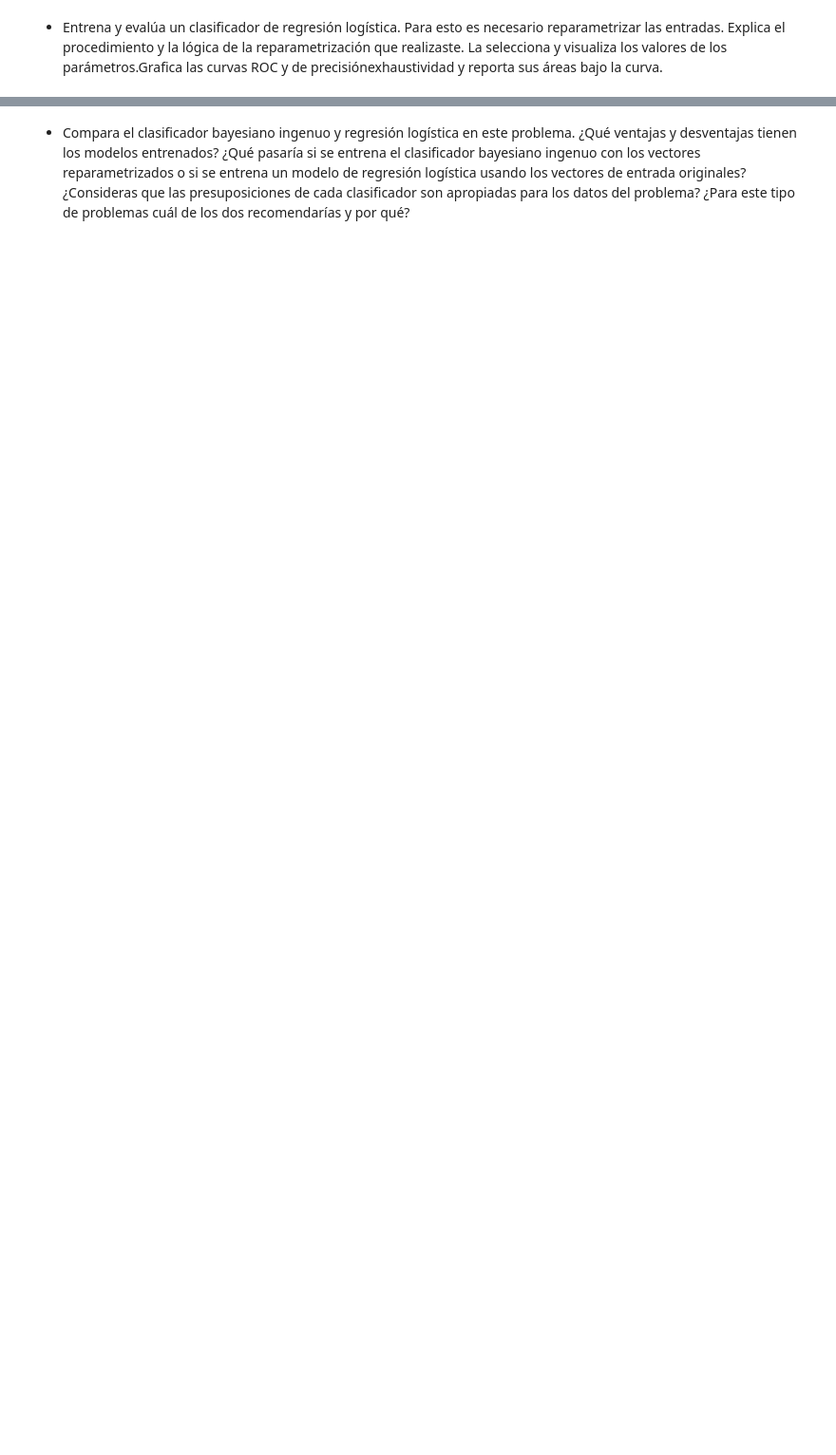
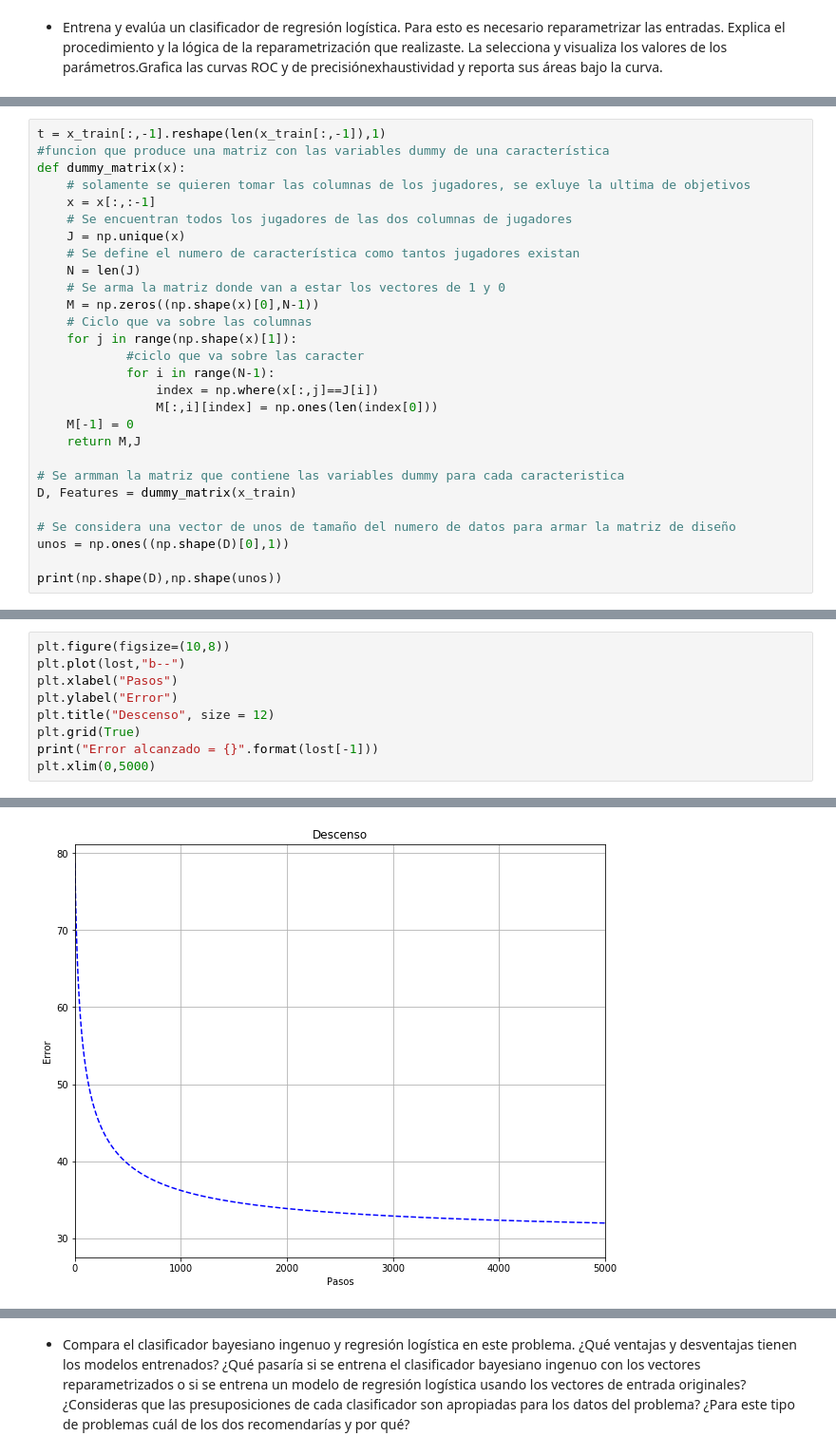
Before and after one commit to jomen93/ML, a Jupyter notebook: Tarea_3/Tarea_3_2.ipynb, the cells around one changed output, grey strips where cells are left out. Shown at 95% size. Cells and saved outputs as stored; diff of their text form; blank space fills up the shorter version.

```diff
--- a/Tarea_3/Tarea_3_2.ipynb
+++ b/Tarea_3/Tarea_3_2.ipynb
@@ -163,0 +117,28 @@ DB = dummy_matrix(JugadorB)
+# %%
+t = x_train[:,-1].reshape(len(x_train[:,-1]),1)
+#funcion que produce una matriz con las variables dummy de una característica
+def dummy_matrix(x):
+    # solamente se quieren tomar las columnas de los jugadores, se exluye la ultima de objetivos
+    x = x[:,:-1]
+    # Se encuentran todos los jugadores de las dos columnas de jugadores
+    J = np.unique(x)
+    # Se define el numero de característica como tantos jugadores existan
+    N = len(J)
+    # Se arma la matriz donde van a estar los vectores de 1 y 0
+    M = np.zeros((np.shape(x)[0],N-1))
+    # Ciclo que va sobre las columnas
+    for j in range(np.shape(x)[1]):
+            #ciclo que va sobre las caracter
+            for i in range(N-1):
+                index = np.where(x[:,j]==J[i])
+                M[:,i][index] = np.ones(len(index[0]))
+    M[-1] = 0
+    return M,J
+
+# Se armman la matriz que contiene las variables dummy para cada caracteristica
+D, Features = dummy_matrix(x_train)
+
+# Se considera una vector de unos de tamaño del numero de datos para armar la matriz de diseño
+unos = np.ones((np.shape(D)[0],1))
+
+print(np.shape(D),np.shape(unos))
@@ -243,0 +235,10 @@ np.linalg.det(H[0:150,0:150])
+# %%
+plt.figure(figsize=(10,8))
+plt.plot(lost,"b--")
+plt.xlabel("Pasos")
+plt.ylabel("Error")
+plt.title("Descenso", size = 12)
+plt.grid(True)
+print("Error alcanzado = {}".format(lost[-1]))
+plt.xlim(0,5000)
+# %% [output]
@@ -243,0 +247 @@ np.linalg.det(H[0:150,0:150])
+[figure, added]
```
Also changed, not shown: parts of 21 cells of this notebook, 2 other files.
